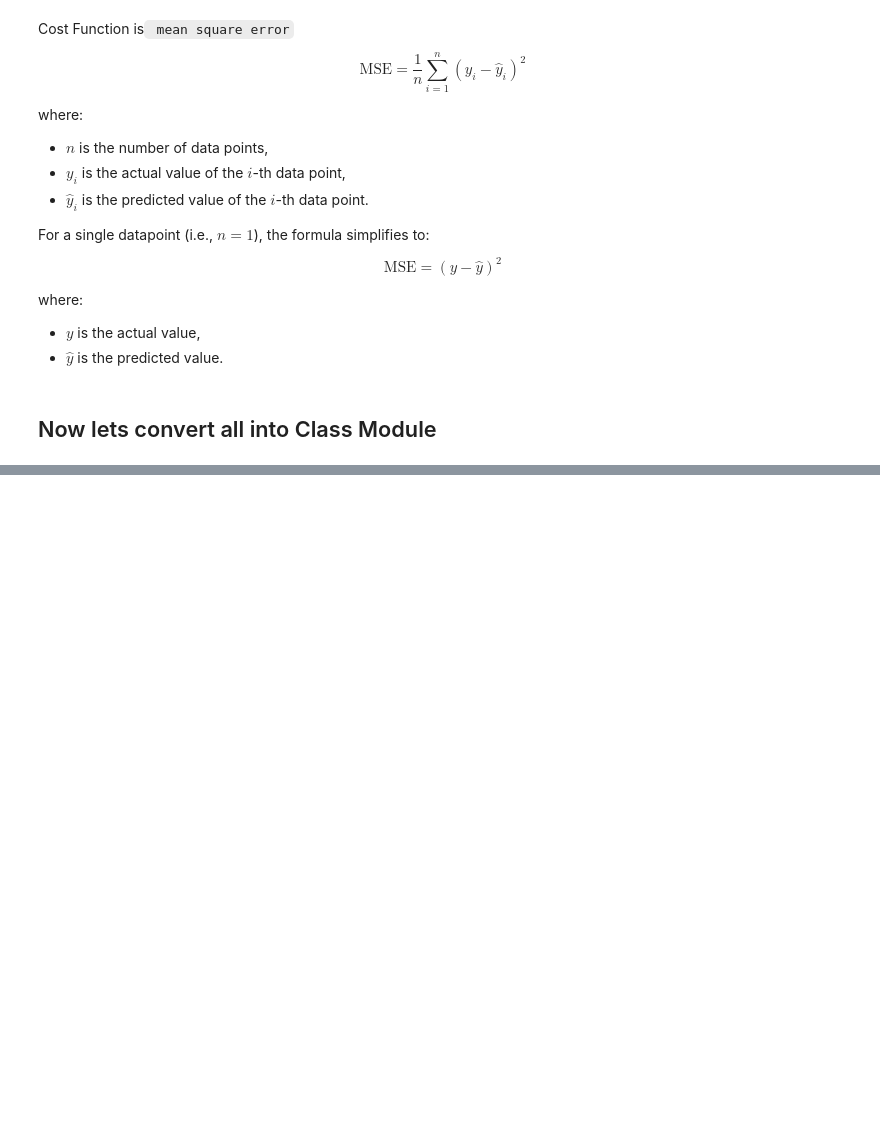
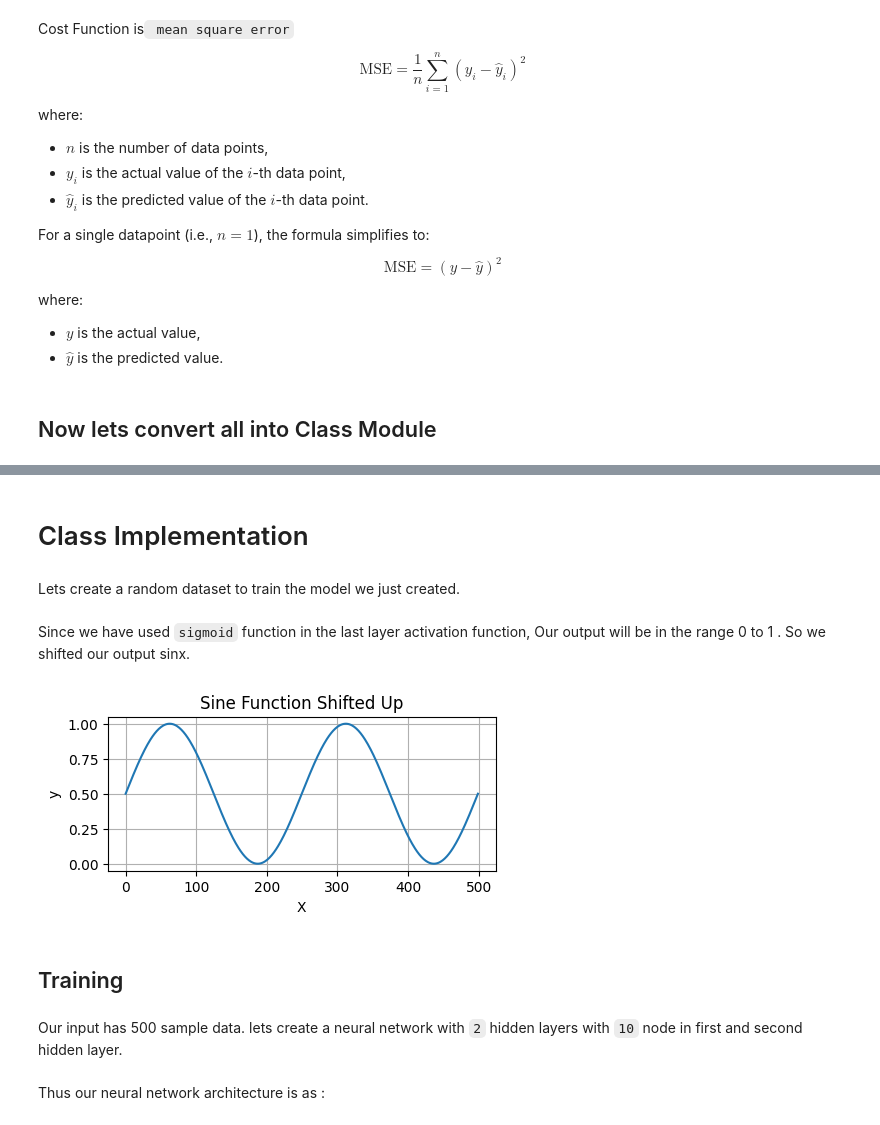
Before and after one commit to swodesh-2001/DeepNeuralNetwork-Scratch, a Jupyter notebook: NeuralNetwork.ipynb, the cells around one changed output, grey strips where cells are left out. Drawn from its saved outputs; the diff is of its cells as text; code cells hidden in the pictures; blank space fills up the shorter version.

```diff
--- a/NeuralNetwork.ipynb
+++ b/NeuralNetwork.ipynb
@@ -164,0 +392,2 @@ array([[0.125]])
+# %% [markdown]
+# Class Implementation
@@ -164,0 +515,28 @@ array([[0.125]])
+# %% [markdown]
+Lets create a random dataset to train the model we just created.
+# %%
+num_samples = 500
+X = np.linspace(-2 * np.pi, 2 * np.pi, num_samples).reshape(num_samples,1,1)
+y = 0.5 * (np.sin(X) + 1)
+
+# Normalize input data
+X_norm = (X - X.mean()) / X.std()
+# %% [markdown]
+Since we have used `sigmoid` function in the last layer activation function, Our output will be in the range 0 to 1 . So we shifted our output sinx.
+# %%
+# Plotting
+plt.figure(figsize=(5, 2))
+plt.plot(y[: , 0])
+plt.title('Sine Function Shifted Up')
+plt.xlabel('X')
+plt.ylabel('y')
+plt.grid(True)
+plt.show()
+# %% [output]
+[figure, added]
+# %% [markdown]
+## Training
+# %% [markdown]
+Our input has 500 sample data. lets create a neural network with `2` hidden layers with `10` node in first and second hidden layer.
+# %% [markdown]
+Thus our neural network architecture is as :
```
Also changed, not shown: parts of 44 cells of this notebook, 4 other files.
